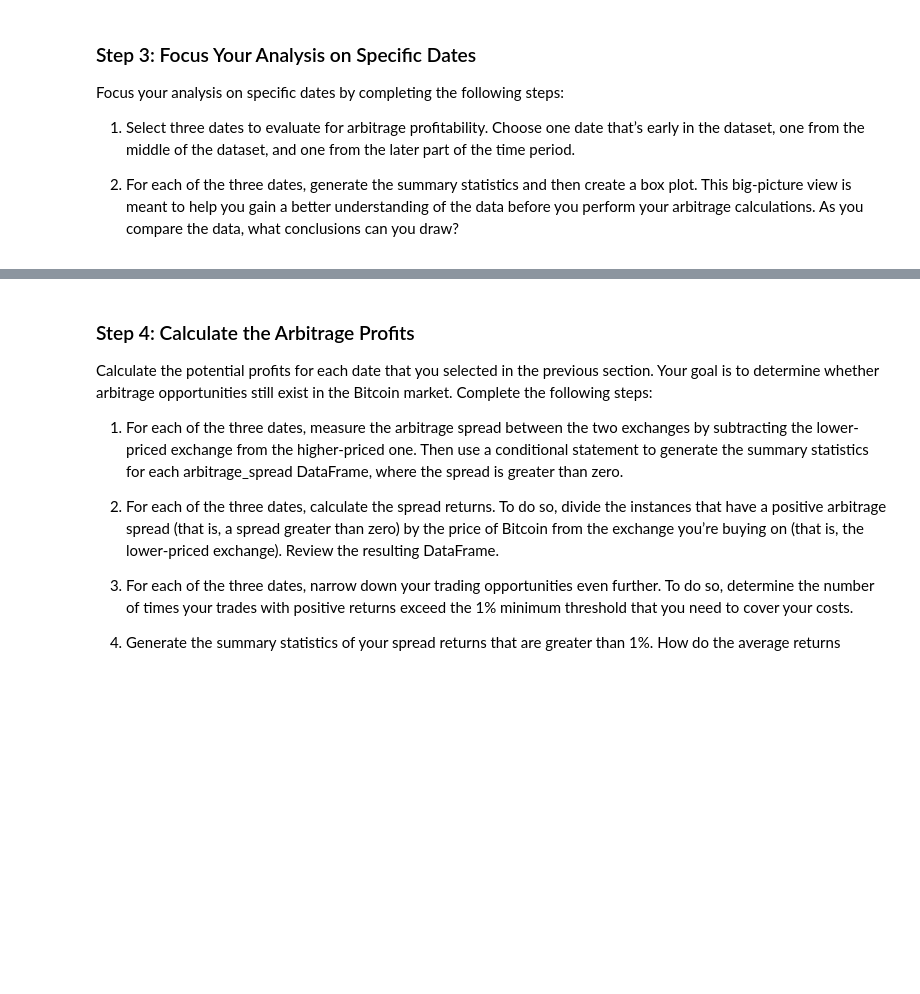
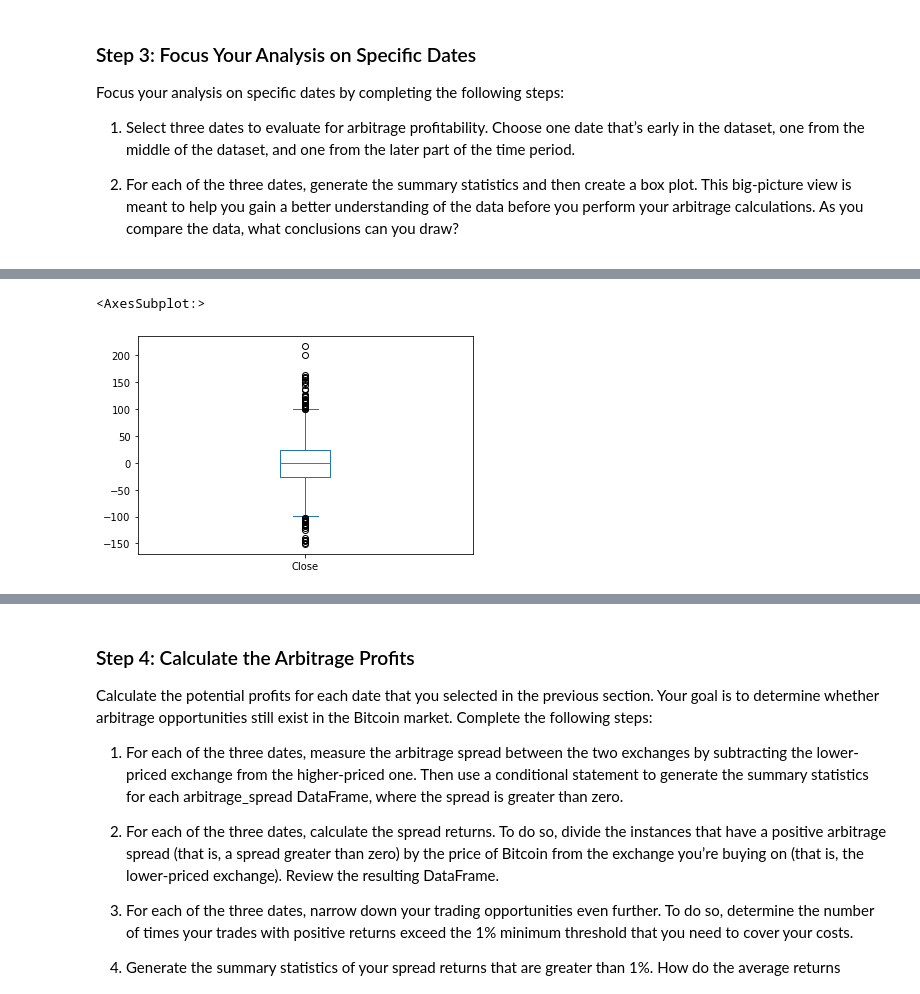
Before and after one commit to JWM09/Arbitrage_Bitcoin, a Jupyter notebook: Starter_Code/crypto_arbitrage.ipynb, the cells around one changed output, grey strips where cells are left out. Cells and saved outputs as stored; diff of their text form; code cells hidden in the pictures; blank space fills up the shorter version.

Commit message:
develop arbitrage formula for 5 Jan, 15 Feb & 29 Mar 2018

```diff
--- a/Starter_Code/crypto_arbitrage.ipynb
+++ b/Starter_Code/crypto_arbitrage.ipynb
@@ -462,8 +468,8 @@ Focus your analysis on specific dates by completing the following steps:
 # %%
 # Using the early date that you have selected, calculate the arbitrage spread
 # by subtracting the bitstamp lower closing prices from the coinbase higher closing prices
-arbitrage_spread_early = # YOUR CODE HERE
+arbitrage_spread_early = bitstamp['Close'].loc['2018-01-05'] - coinbase['Close'].loc['2018-01-05']
 
 # Generate summary statistics for the early DataFrame
-# YOUR CODE HERE
+arbitrage_spread_early.describe()
 # %% [output]
@@ -471,6 +485,9 @@ SyntaxError: invalid syntax (3616388465.py, line 3)
 # %%
 # Visualize the arbitrage spread from early in the dataset in a box plot
-# YOUR CODE HERE
+arbitrage_spread_early.plot.box()
+# %% [output]
+<AxesSubplot:>
+[figure, added]
 # %%
 # Create an overlay plot that visualizes the two dataframes over a period of one day from the middle of the dataset.
 # Be sure that the plots include the parameters `legend`, `figsize`, `title`, `color` and `label`
```
Also changed, not shown: parts of 8 cells of this notebook.
